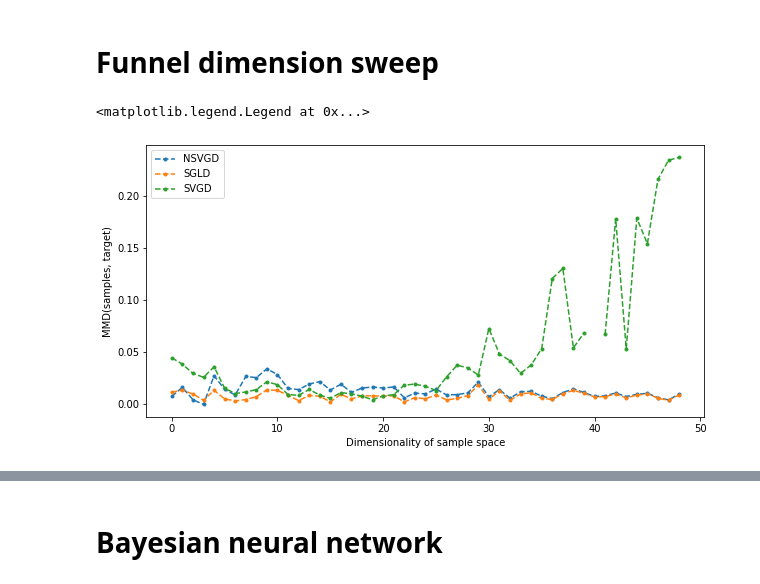
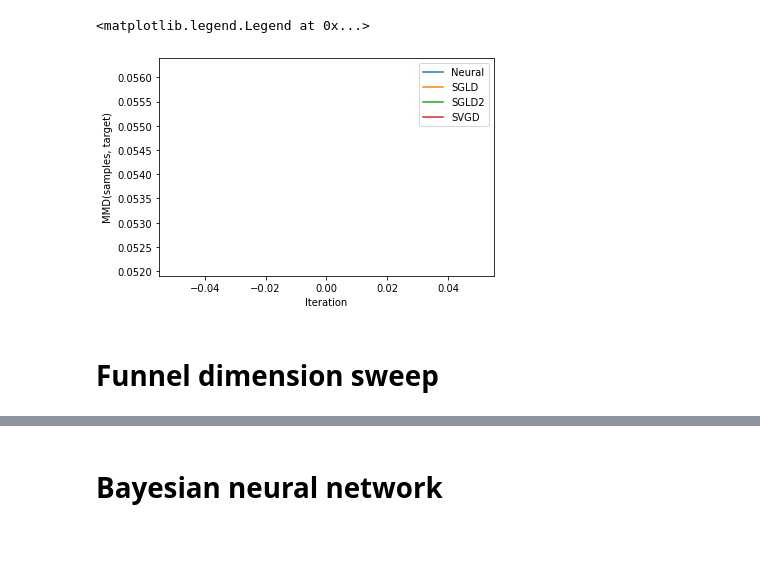
Before and after one commit to ratschlab/projects-2020-Neural-SVGD, a Jupyter notebook: notebooks/experiments/plot-all.ipynb, the cells around one changed output, grey strips where cells are left out. Drawn from its saved outputs; the diff is of its cells as text; code cells hidden in the pictures; blank space fills up the shorter version.

```diff
--- a/notebooks/experiments/plot-all.ipynb
+++ b/notebooks/experiments/plot-all.ipynb
@@ -23,19 +55,38 @@ printsize_singlecolumn = [3.6, 3]
+# %%
+%matplotlib inline
+plt.subplots(figsize=[6, 4])
+
+typ = "funnel_"
+
+for k, v in results.items():
+    plt.plot(*zip(*v), label=k)
+
+# plt.plot(*zip(*neural_particles.rundata[typ+"mmd"]), label="Neural gradient flow")
+# plt.plot(*zip(*sgld_particles.rundata[typ+"mmd"]), label="Langevin")
+# plt.plot(*zip(*sgld_particles2.rundata[typ+"mmd"]), label="Langevin (reduced step-size)")
+# plt.plot(*zip(*svgd_particles.rundata[typ+"mmd"]), label="SVGD")
+
+
+plt.xlabel("Iteration")
+plt.ylabel("MMD(samples, target)")
+
+plt.legend()
+# %% [output]
+<matplotlib.legend.Legend at 0x...>
+[figure, added]
 # %% [markdown]
 # Funnel dimension sweep
 # %%
 results = json.load(results_path + "funnel-dimension-sweep.json")
 # %%
-%matplotlib inline
-plt.subplots(figsize=[10, 5])
+# %matplotlib inline
+# plt.subplots(figsize=[10, 5])
 
-for name, mmds in results.items():
-    plt.plot(mmds, "--.", label=name)
+# for name, mmds in results.items():
+#     plt.plot(mmds, "--.", label=name)
 
-plt.ylabel("MMD(samples, target)")
-plt.xlabel("Dimensionality of sample space")
-plt.legend()
-# plt.yscale("log")
+# plt.ylabel("MMD(samples, target)")
+# plt.xlabel("Dimensionality of sample space")
+# plt.legend()
+# # plt.yscale("log")
-# %% [output]
-<matplotlib.legend.Legend at 0x...>
-[figure, removed]
 # %%
```
Also changed, not shown: parts of 14 cells of this notebook, 3 other files.
